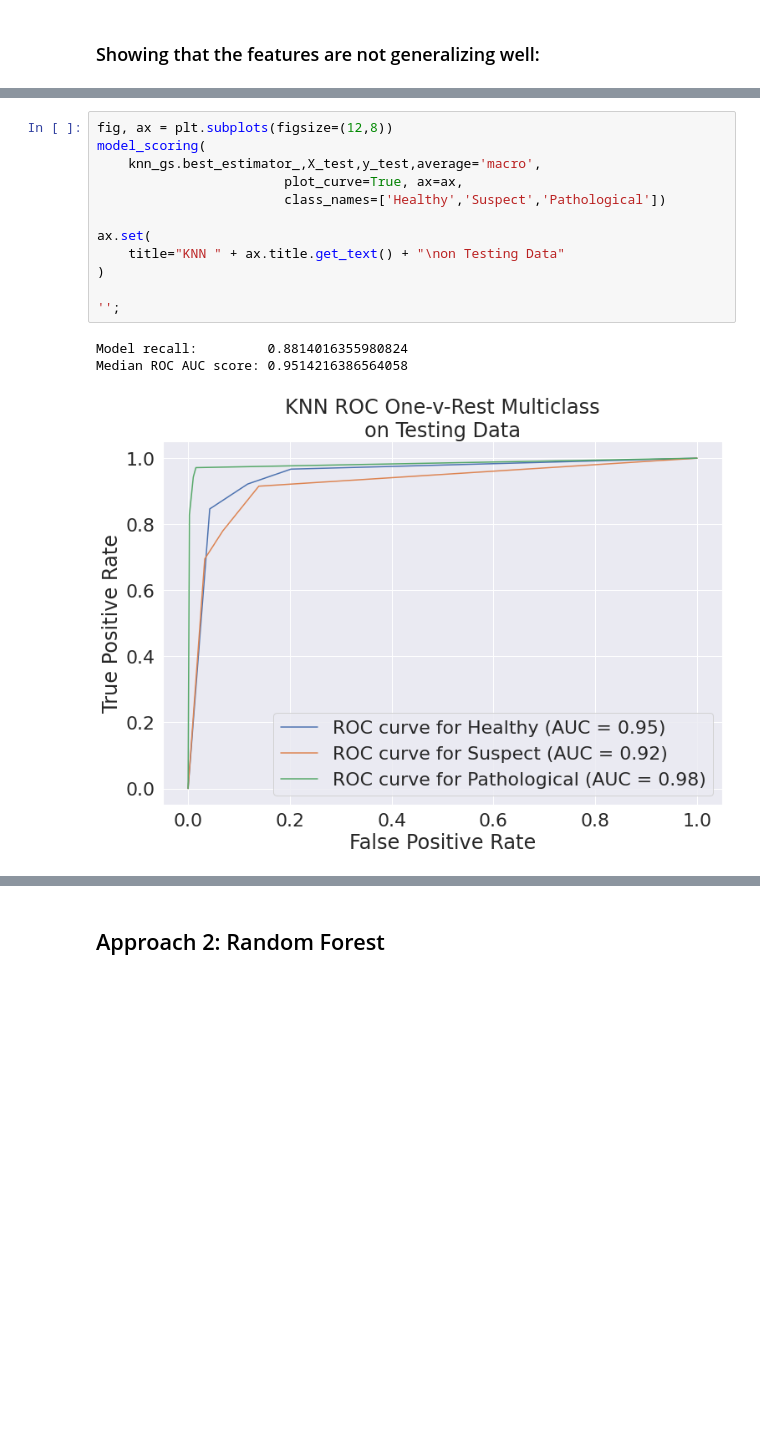
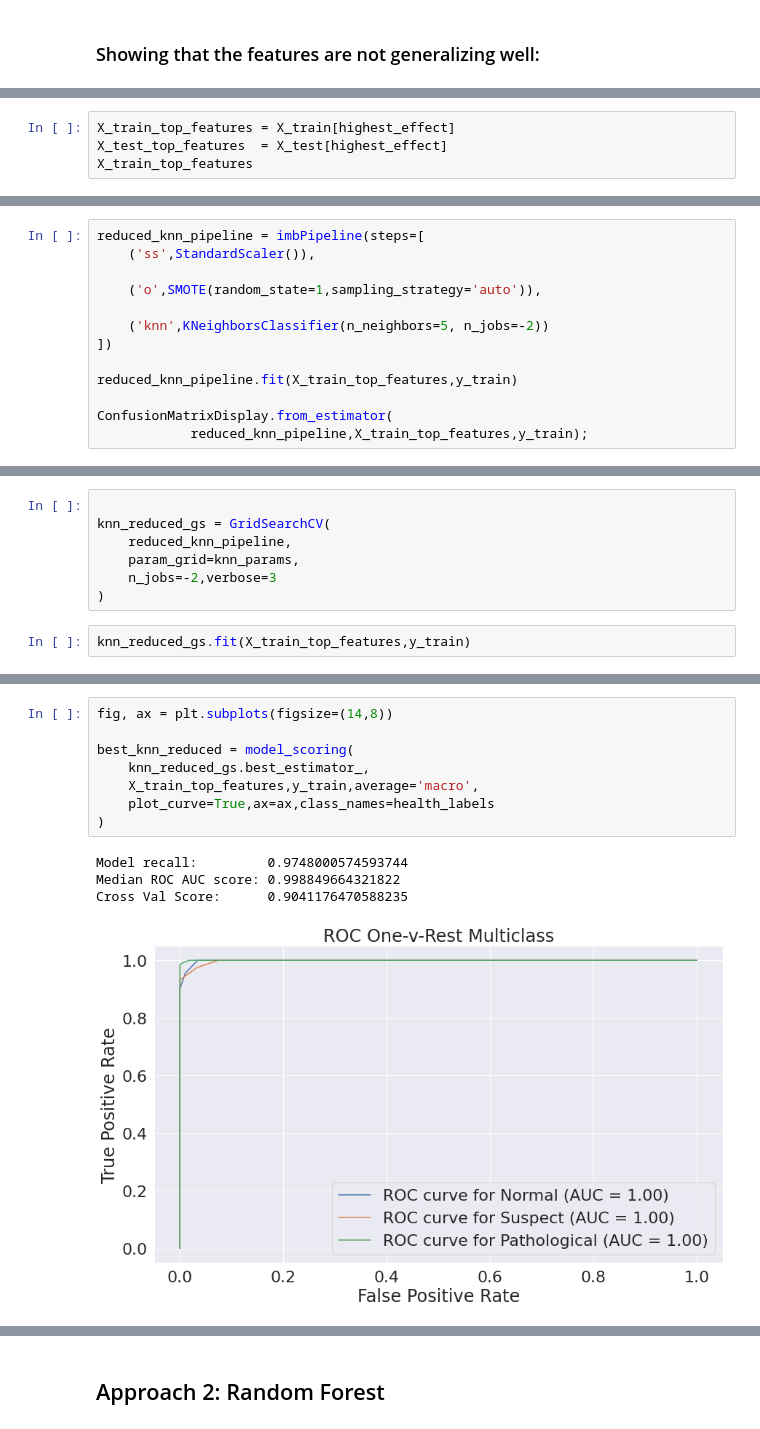
Before and after one commit to ParkedHampster/Fetal-Health-Classification-Prediction, a Jupyter notebook: scratch_books/scratch.ipynb, the cells around one changed output, grey strips where cells are left out. Drawn from its saved outputs; the diff is of its cells as text; blank space fills up the shorter version.

Commit message:
update several parts of model_verification include cv score, change output to be a dict add model comparisons create X values based on highest influence features

```diff
--- a/scratch_books/scratch.ipynb
+++ b/scratch_books/scratch.ipynb
@@ -327,0 +380,4 @@ as this should improve  generalization.
+# %%
+X_train_top_features = X_train[highest_effect]
+X_test_top_features  = X_test[highest_effect]
+X_train_top_features
@@ -327,0 +398,13 @@ as this should improve  generalization.
+# %%
+reduced_knn_pipeline = imbPipeline(steps=[
+    ('ss',StandardScaler()),
+
+    ('o',SMOTE(random_state=1,sampling_strategy='auto')),
+
+    ('knn',KNeighborsClassifier(n_neighbors=5, n_jobs=-2))
+])
+
+reduced_knn_pipeline.fit(X_train_top_features,y_train)
+
+ConfusionMatrixDisplay.from_estimator(
+            reduced_knn_pipeline,X_train_top_features,y_train);
@@ -327,0 +438,9 @@ as this should improve  generalization.
+# %%
+
+knn_reduced_gs = GridSearchCV(
+    reduced_knn_pipeline,
+    param_grid=knn_params,
+    n_jobs=-2,verbose=3
+)
+# %%
+knn_reduced_gs.fit(X_train_top_features,y_train)
@@ -328,16 +464,13 @@ as this should improve  generalization.
 # %%
-fig, ax = plt.subplots(figsize=(12,8))
-model_scoring(
-    knn_gs.best_estimator_,X_test,y_test,average='macro',
-                        plot_curve=True, ax=ax,
-                        class_names=['Healthy','Suspect','Pathological'])
+fig, ax = plt.subplots(figsize=(14,8))
 
-ax.set(
-    title="KNN " + ax.title.get_text() + "\non Testing Data"
+best_knn_reduced = model_scoring(
+    knn_reduced_gs.best_estimator_,
+    X_train_top_features,y_train,average='macro',
+    plot_curve=True,ax=ax,class_names=health_labels
 )
-
-'';
 # %% [output]
-Model recall:         0.8814016355980824
-Median ROC AUC score: 0.9514216386564058
+Model recall:         0.9748000574593744
+Median ROC AUC score: 0.998849664321822
+Cross Val Score:      0.9041176470588235
-[figure, old version]
+[figure, new version]
```
Also changed, not shown: parts of 38 cells of this notebook, 1 other file.
